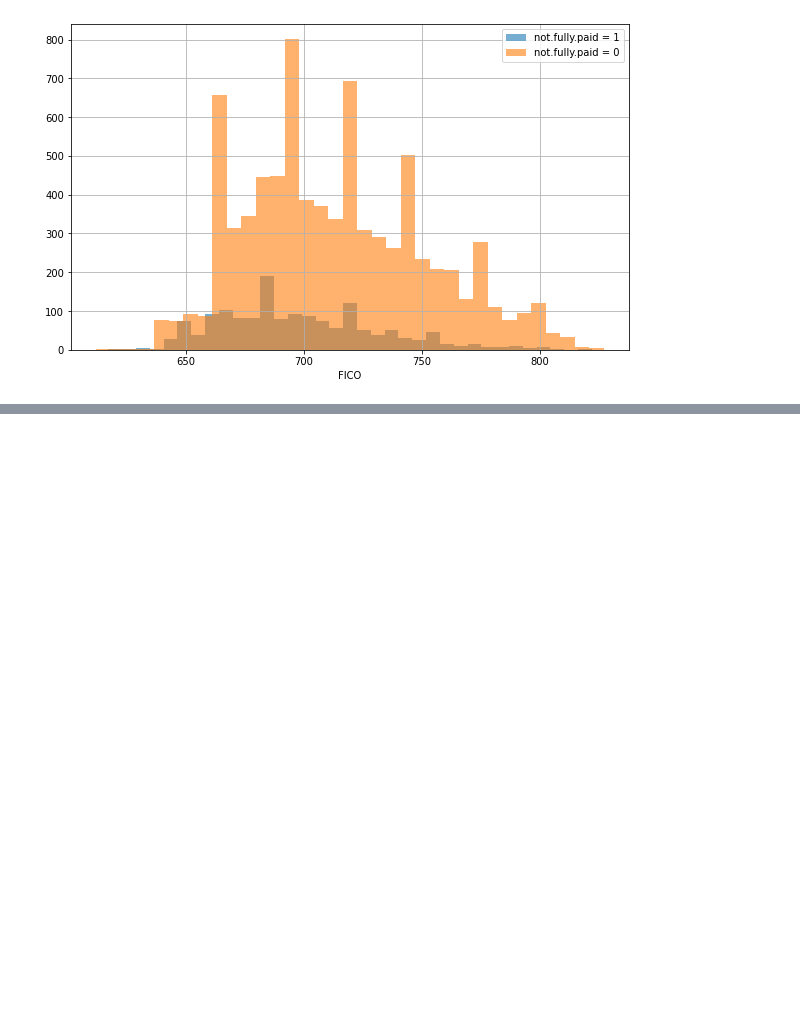
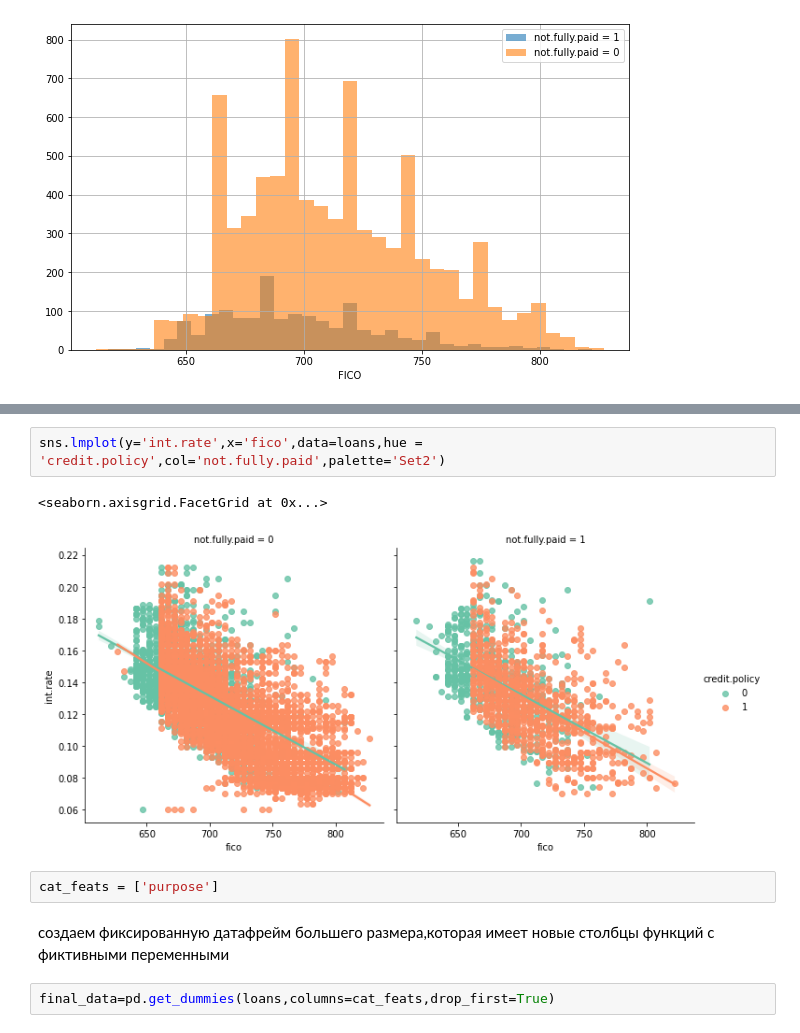
Before and after one commit to frau-muller/ml, a Jupyter notebook: pandas/ML/TAsk Decision trees Random forests.ipynb, the cells around one changed output, grey strips where cells are left out. Drawn from its saved outputs; the diff is of its cells as text; blank space fills up the shorter version.

```diff
--- a/pandas/ML/TAsk Decision trees Random forests.ipynb
+++ b/pandas/ML/TAsk Decision trees Random forests.ipynb
@@ -69,0 +81,11 @@ Text(0.5, 0, 'FICO')
+# %%
+sns.lmplot(y='int.rate',x='fico',data=loans,hue = 'credit.policy',col='not.fully.paid',palette='Set2')
+# %% [output]
+<seaborn.axisgrid.FacetGrid at 0x...>
+[figure, added]
+# %%
+cat_feats = ['purpose']
+# %% [markdown]
+создаем фиксированную датафрейм большего размера,которая имеет новые столбцы функций с фиктивными переменными
+# %%
+final_data=pd.get_dummies(loans,columns=cat_feats,drop_first=True)
```
Also changed, not shown: parts of 47 cells of this notebook.
